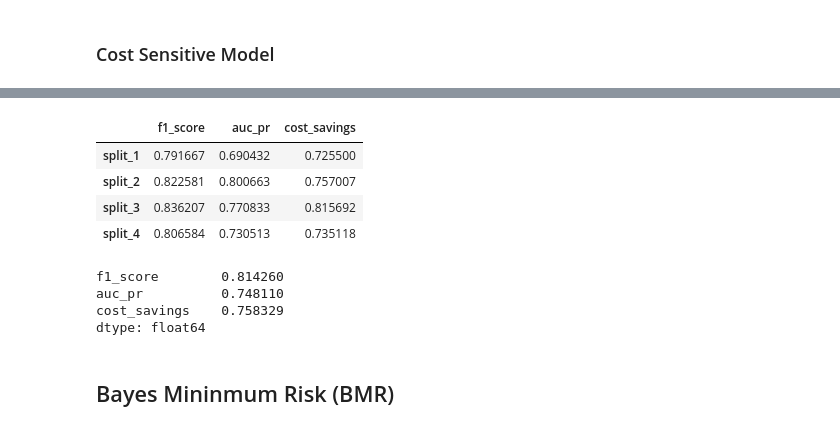
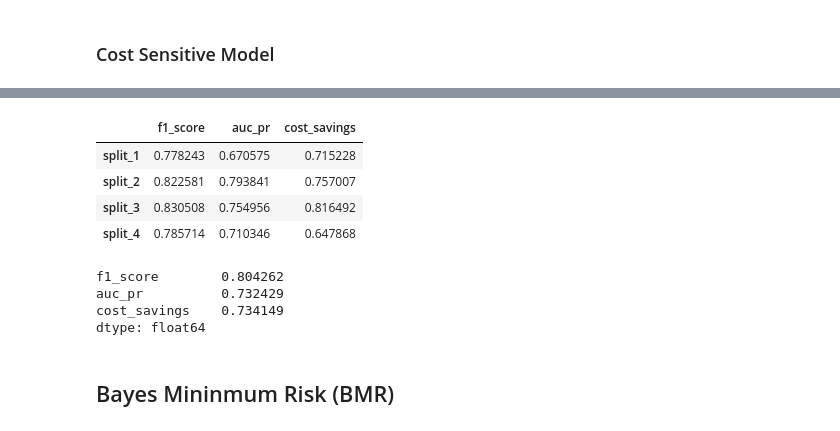
Before and after one commit to HamoyeHQ/g01-fraud-detection, a Jupyter notebook: model/ML models/SVM (linear kernel).ipynb, the cells around one changed output, grey strips where cells are left out. Saved outputs shown, nothing was run; the diff lists cells and outputs as text; code cells hidden in the pictures.

```diff
--- a/model/ML models/SVM (linear kernel).ipynb
+++ b/model/ML models/SVM (linear kernel).ipynb
@@ -528,4 +510,4 @@ new_df
 # Fraud Sensitive Model
 # %%
 standard = StandardScaler()
-scaled = standard.fit_transform(new_df)
+scaled_new = standard.fit_transform(new_df)
@@ -532,5 +530,7 @@ scaled = standard.fit_transform(new_df)
 # %%
-fraud_sensitive_scores = cross_validate(model, scaled, y,
+model = svm.LinearSVC()
+cv = StratifiedKFold(shuffle=True,random_state=1, n_splits=4)
+fraud_sensitive_scores = cross_validate(model, scaled_new, y,
                                         scoring=['f1', 'average_precision'],
                                         cv=cv, n_jobs=4, return_estimator=True)
 # %%
@@ -558,7 +558,7 @@ sample_weights = np.array([data['Amount'][ind] if fraud else admin_cost for ind,
 # %%
 %%time
 cost_sensitive_model = svm.LinearSVC()
-cost_sensitive_scores = cross_validate(cost_sensitive_model, scaled, y,
+cost_sensitive_scores = cross_validate(cost_sensitive_model, scaled_new, y,
                                        scoring=['f1', 'average_precision'],
                                        cv=cv, n_jobs=4, return_estimator=True,
                                        fit_params={'sample_weight': sample_weights})
@@ -567,18 +567,18 @@ Wall time: 2min 48s
 # %%
-cost_sensitive_results = get_metric_scores(cost_sensitive_scores, scaled, y)
+cost_sensitive_results = get_metric_scores(cost_sensitive_scores, scaled_new, y)
 cost_sensitive_results
 # %% [output]
 |  | f1_score | auc_pr | cost_savings |
-| split_1 | 0.791667 | 0.690432 | 0.725500 |
-| split_2 | 0.822581 | 0.800663 | 0.757007 |
-| split_3 | 0.836207 | 0.770833 | 0.815692 |
-| split_4 | 0.806584 | 0.730513 | 0.735118 |
+| split_1 | 0.778243 | 0.670575 | 0.715228 |
+| split_2 | 0.822581 | 0.793841 | 0.757007 |
+| split_3 | 0.830508 | 0.754956 | 0.816492 |
+| split_4 | 0.785714 | 0.710346 | 0.647868 |
 # %%
 cost_sensitive_results.mean()
 # %% [output]
-f1_score        0.814260
-auc_pr          0.748110
-cost_savings    0.758329
+f1_score        0.804262
+auc_pr          0.732429
+cost_savings    0.734149
 dtype: float64
 # %% [markdown]
 ## Bayes Mininmum Risk (BMR)
```
Also changed, not shown: parts of 28 cells of this notebook.
